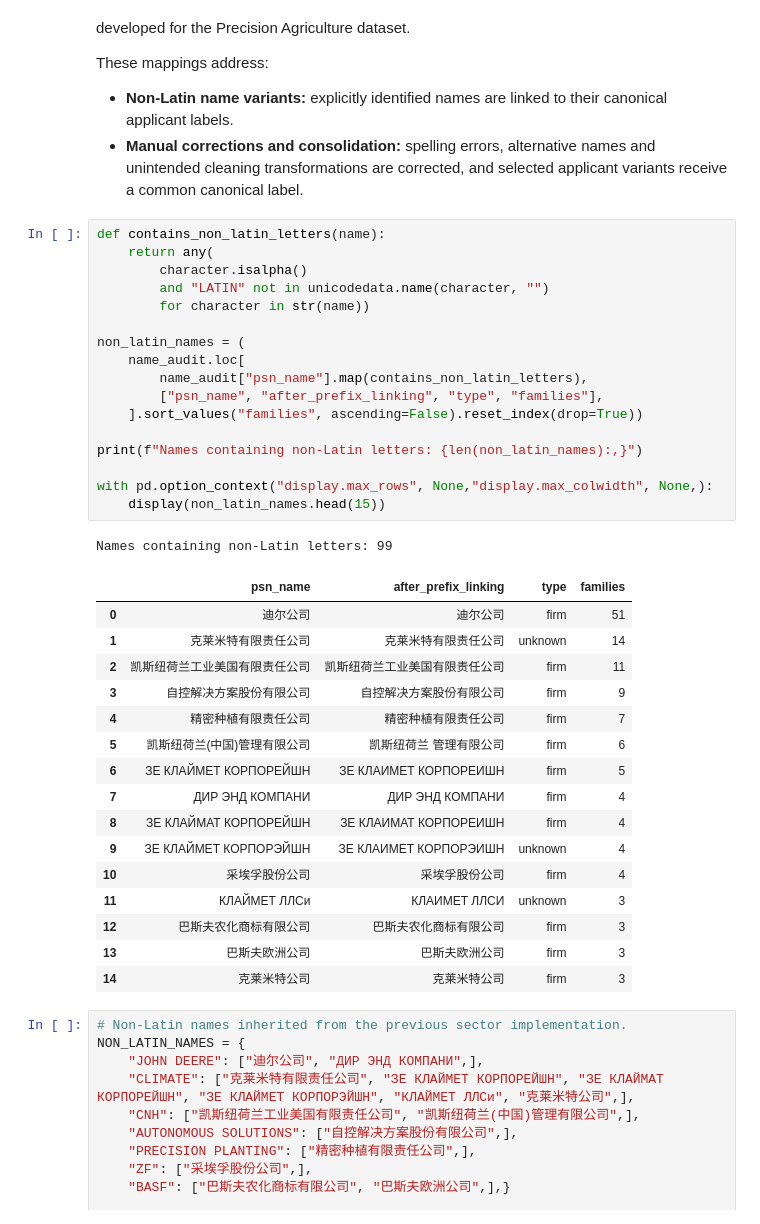
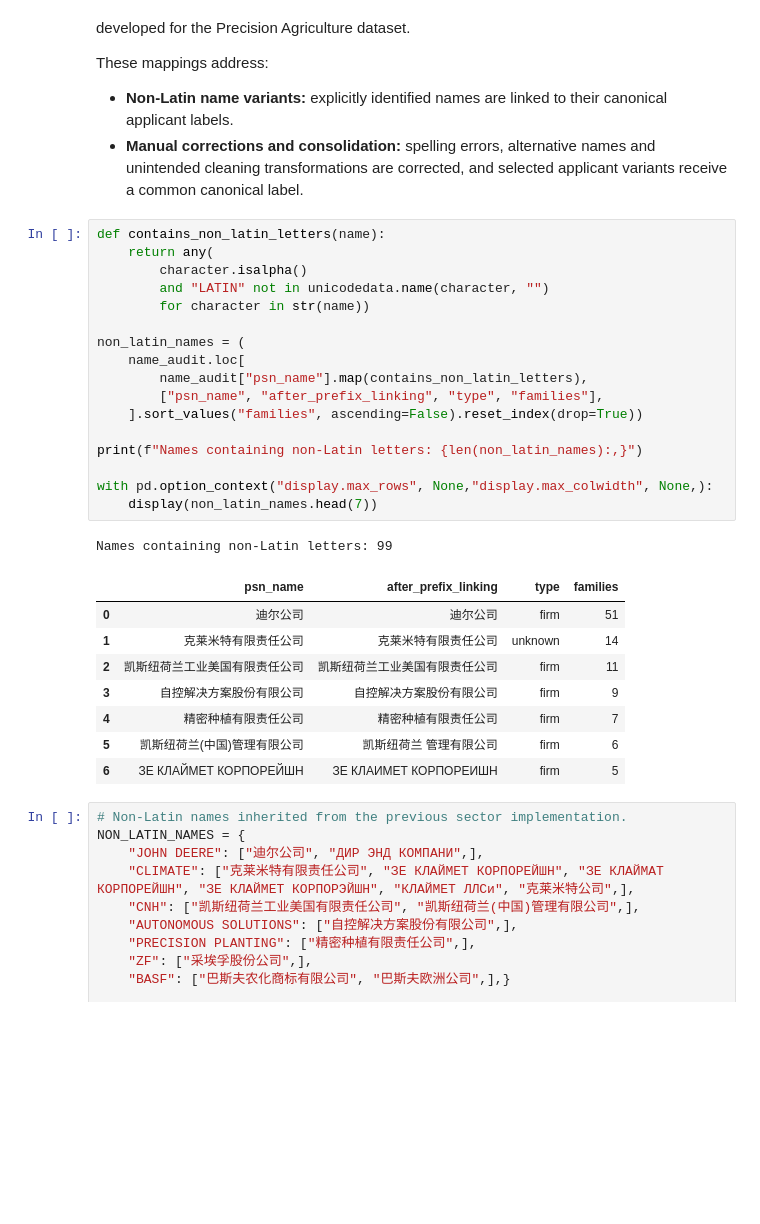
Before and after one commit to AriGBi/team-38-PrecisionAgriculture, a Jupyter notebook: notebooks/Step2_ComparativeAnalisys_Final.ipynb, the cells around one changed output. Drawn from its saved outputs; the diff is of its cells as text; blank space fills up the shorter version.

```diff
--- a/notebooks/Step2_ComparativeAnalisys_Final.ipynb
+++ b/notebooks/Step2_ComparativeAnalisys_Final.ipynb
@@ -629,38 +629,30 @@ These mappings address:
 # %%
 def contains_non_latin_letters(name):
     return any(
         character.isalpha()
         and "LATIN" not in unicodedata.name(character, "")
         for character in str(name))
 
 non_latin_names = (
     name_audit.loc[
         name_audit["psn_name"].map(contains_non_latin_letters),
         ["psn_name", "after_prefix_linking", "type", "families"],
     ].sort_values("families", ascending=False).reset_index(drop=True))
 
 print(f"Names containing non-Latin letters: {len(non_latin_names):,}")
 
 with pd.option_context("display.max_rows", None,"display.max_colwidth", None,):
-    display(non_latin_names.head(15))
+    display(non_latin_names.head(7))
 # %% [output]
 Names containing non-Latin letters: 99
 |  | psn_name | after_prefix_linking | type | families |
 | 0 | 迪尔公司 | 迪尔公司 | firm | 51 |
 | 1 | 克莱米特有限责任公司 | 克莱米特有限责任公司 | unknown | 14 |
 | 2 | 凯斯纽荷兰工业美国有限责任公司 | 凯斯纽荷兰工业美国有限责任公司 | firm | 11 |
 | 3 | 自控解决方案股份有限公司 | 自控解决方案股份有限公司 | firm | 9 |
 | 4 | 精密种植有限责任公司 | 精密种植有限责任公司 | firm | 7 |
 | 5 | 凯斯纽荷兰(中国)管理有限公司 | 凯斯纽荷兰 管理有限公司 | firm | 6 |
 | 6 | ЗЕ КЛАЙМЕТ КОРПОРЕЙШН | ЗЕ КЛАИМЕТ КОРПОРЕИШН | firm | 5 |
-| 7 | ДИР ЭНД КОМПАНИ | ДИР ЭНД КОМПАНИ | firm | 4 |
-| 8 | ЗЕ КЛАЙМАТ КОРПОРЕЙШН | ЗЕ КЛАИМАТ КОРПОРЕИШН | firm | 4 |
-| 9 | ЗЕ КЛАЙМЕТ КОРПОРЭЙШН | ЗЕ КЛАИМЕТ КОРПОРЭИШН | unknown | 4 |
-| 10 | 采埃孚股份公司 | 采埃孚股份公司 | firm | 4 |
-| 11 | КЛАЙМЕТ ЛЛСи | КЛАИМЕТ ЛЛСИ | unknown | 3 |
-| 12 | 巴斯夫农化商标有限公司 | 巴斯夫农化商标有限公司 | firm | 3 |
-| 13 | 巴斯夫欧洲公司 | 巴斯夫欧洲公司 | firm | 3 |
-| 14 | 克莱米特公司 | 克莱米特公司 | firm | 3 |
 # %%
 # Non-Latin names inherited from the previous sector implementation.
 NON_LATIN_NAMES = {
```
Also changed, not shown: parts of 18 cells of this notebook.
